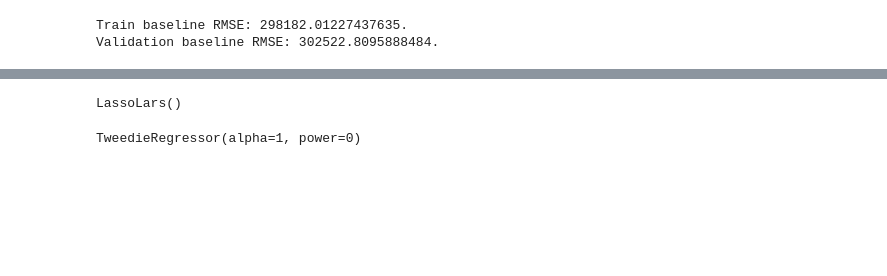
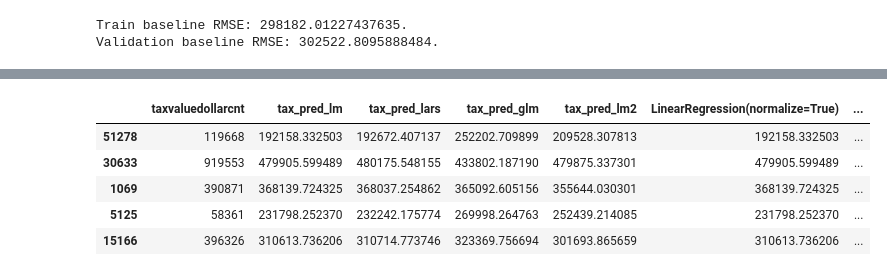
Before and after one commit to GladyBarrios/Zillow_Regression_Project, a Jupyter notebook: Project_rough_draft.ipynb, the cells around one changed output, grey strips where cells are left out. Drawn from its saved outputs; the diff is of its cells as text; code cells hidden in the pictures; blank space fills up the shorter version.

```diff
--- a/Project_rough_draft.ipynb
+++ b/Project_rough_draft.ipynb
@@ -470,7 +365,0 @@ estabishing a baseline
-# %%
-X_train = train_s[['bathroomcnt', 'bedroomcnt', 'calculatedfinishedsquarefeet']]
-y_train = train_s.taxvaluedollarcnt
-X_validate = valid_s[['bathroomcnt', 'bedroomcnt', 'calculatedfinishedsquarefeet']]
-y_validate = valid_s.taxvaluedollarcnt
-X_test = test_s[['bathroomcnt', 'bedroomcnt', 'calculatedfinishedsquarefeet']]
-y_test = test_s.taxvaluedollarcnt
@@ -495,4 +496,4 @@ Validation baseline RMSE: 302522.8095888484.
 # %%
 lm = LinearRegression()
 
-lm.fit(X_train, y_train)
+lm.fit(X_train, y_train.taxvaluedollarcnt)
@@ -506,15 +516,20 @@ lm.coef_, lm.intercept_
+# %%
+y_train.head()
+# %% [output]
+|  | taxvaluedollarcnt | tax_pred_lm | tax_pred_lars | tax_pred_glm | tax_pred_lm2 | LinearRegression(normalize=True) | ... |
+| 51278 | 119668 | 192158.332503 | 192672.407137 | 252202.709899 | 209528.307813 | 192158.332503 | ... |
+| 30633 | 919553 | 479905.599489 | 480175.548155 | 433802.187190 | 479875.337301 | 479905.599489 | ... |
+| 1069 | 390871 | 368139.724325 | 368037.254862 | 365092.605156 | 355644.030301 | 368139.724325 | ... |
+| 5125 | 58361 | 231798.252370 | 232242.175774 | 269998.264763 | 252439.214085 | 231798.252370 | ... |
+| 15166 | 396326 | 310613.736206 | 310714.773746 | 323369.756694 | 301693.865659 | 310613.736206 | ... |
 # %%
 lars = LassoLars(alpha=1.0)
 
-lars.fit(X_train, y_train)
+lars.fit(X_train, y_train.taxvaluedollarcnt)
-# %% [output]
-LassoLars()
 # %%
 #Instantiate TweedieRegressor and fit
 glm = TweedieRegressor(power=0, alpha=1)
 
-glm.fit(X_train, y_train)
+glm.fit(X_train, y_train.taxvaluedollarcnt)
-# %% [output]
-TweedieRegressor(alpha=1, power=0)
 # %%
 train.info()
```
Also changed, not shown: parts of 71 cells of this notebook, 3 other files.
